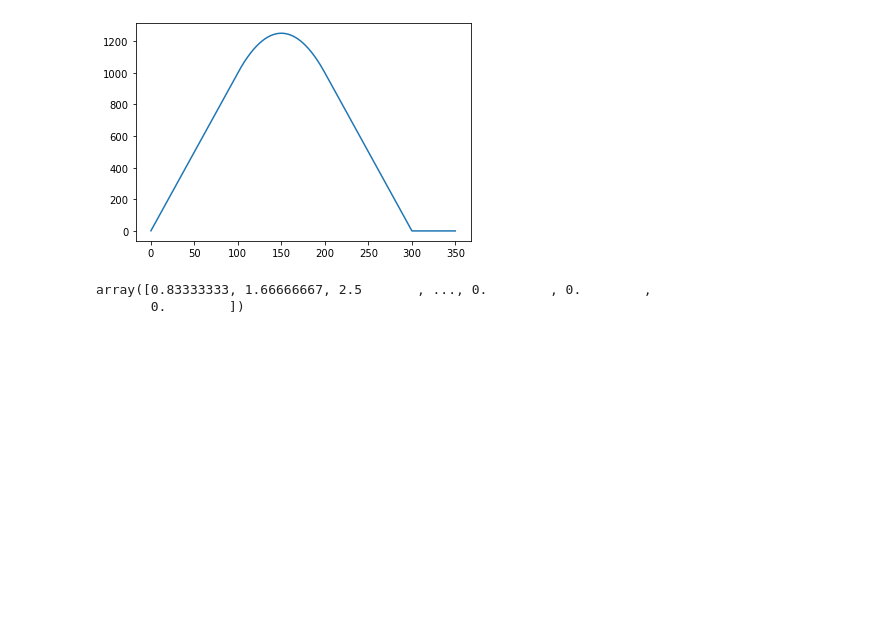
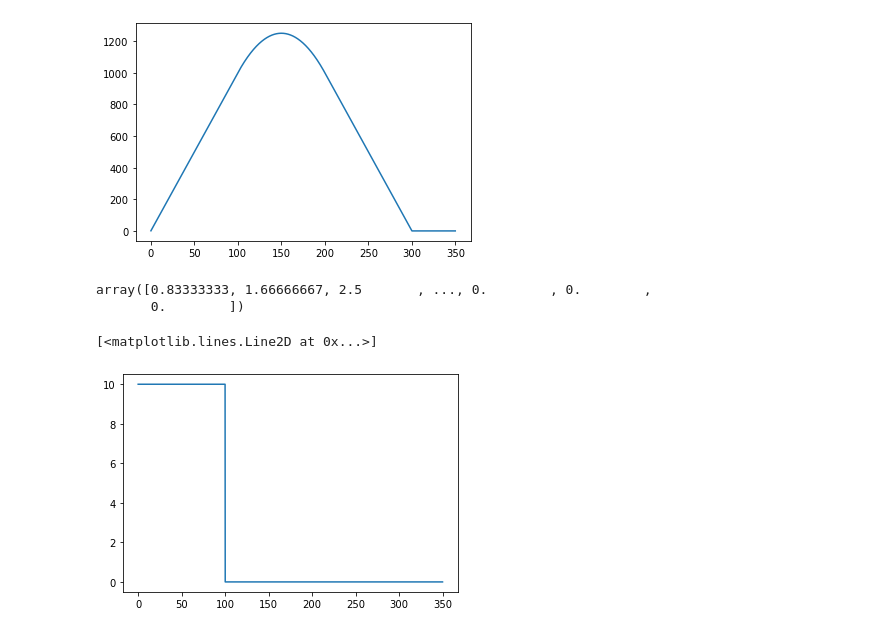
Before and after one commit to ckoven/flat10, a Jupyter notebook: make_flat10_forcingfile.ipynb, the cells around one changed output. Saved outputs shown, nothing was run; the diff lists cells and outputs as text; code cells hidden in the pictures; blank space fills up the shorter version.

```diff
--- a/make_flat10_forcingfile.ipynb
+++ b/make_flat10_forcingfile.ipynb
@@ -36,3 +36,11 @@ yy
 # %% [output]
 array([0.83333333, 1.66666667, 2.5       , ..., 0.        , 0.        ,
        0.        ])
+# %%
+y_zec = np.zeros(350 * 12) * 1.
+y_zec[0:1200] = 10.
+# %%
+plt.plot(t,y_zec)
+# %% [output]
+[<matplotlib.lines.Line2D at 0x...>]
+[figure, added]
```
Also changed, not shown: parts of 31 cells of this notebook, 2 other files.
